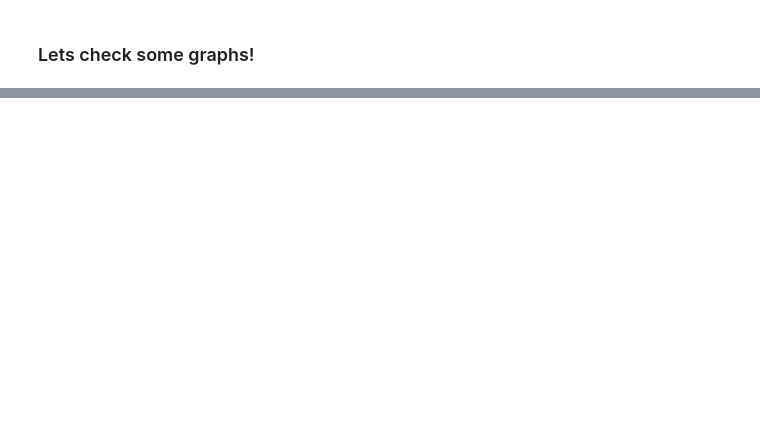
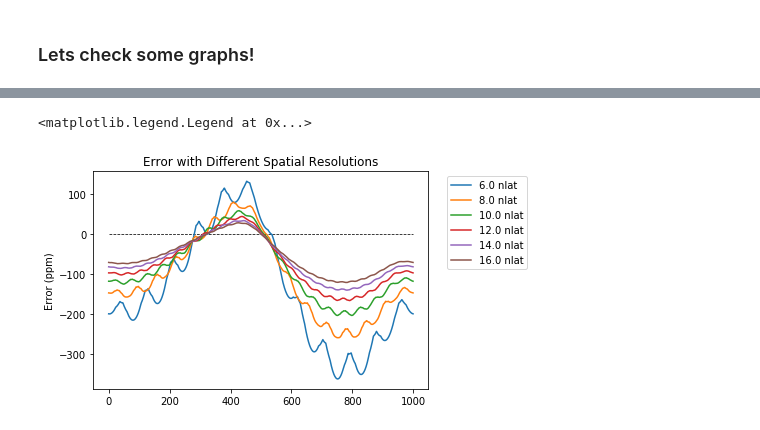
Before and after one commit to ZYVE255/ebm-optimizer, a Jupyter notebook: SpatialInterpolation_Testing.ipynb, the cells around one changed output, grey strips where cells are left out. Cells and saved outputs as stored; diff of their text form; code cells hidden in the pictures; blank space fills up the shorter version.

```diff
--- a/SpatialInterpolation_Testing.ipynb
+++ b/SpatialInterpolation_Testing.ipynb
@@ -85,0 +89,2 @@ plt.show()
+# %%
+blt, blm, blc = opt.CreateBaseline(star,planet,spacial=128, orbit=1, temporal=500)
@@ -85,0 +93,6 @@ plt.show()
+# %%
+d = np.zeros(shape=((7),2))
+d[:,0]=500
+for i in range(0,7):
+    d[i,1] = (i*2)+4
+d
@@ -85,0 +109,2 @@ plt.show()
+# %%
+lcs, data = opt.RunTests(star, planet, d, blc, blt)
@@ -85,0 +124,10 @@ plt.show()
+# %%
+plt.title("Error with Different Spatial Resolutions")
+plt.ylabel("Error (ppm)")
+plt.plot((blc-blc)*1e6, 'k', linestyle = "--", lw=0.75)
+for i in range (1,lcs.shape[0]):
+    plt.plot((blc-lcs[i])*1e6, label=str(data[i,1])+" nlat")
+plt.legend(bbox_to_anchor=(1.04,1), loc="upper left")
+# %% [output]
+<matplotlib.legend.Legend at 0x...>
+[figure, added]
```
Also changed, not shown: parts of 10 cells of this notebook, 3 other files.
